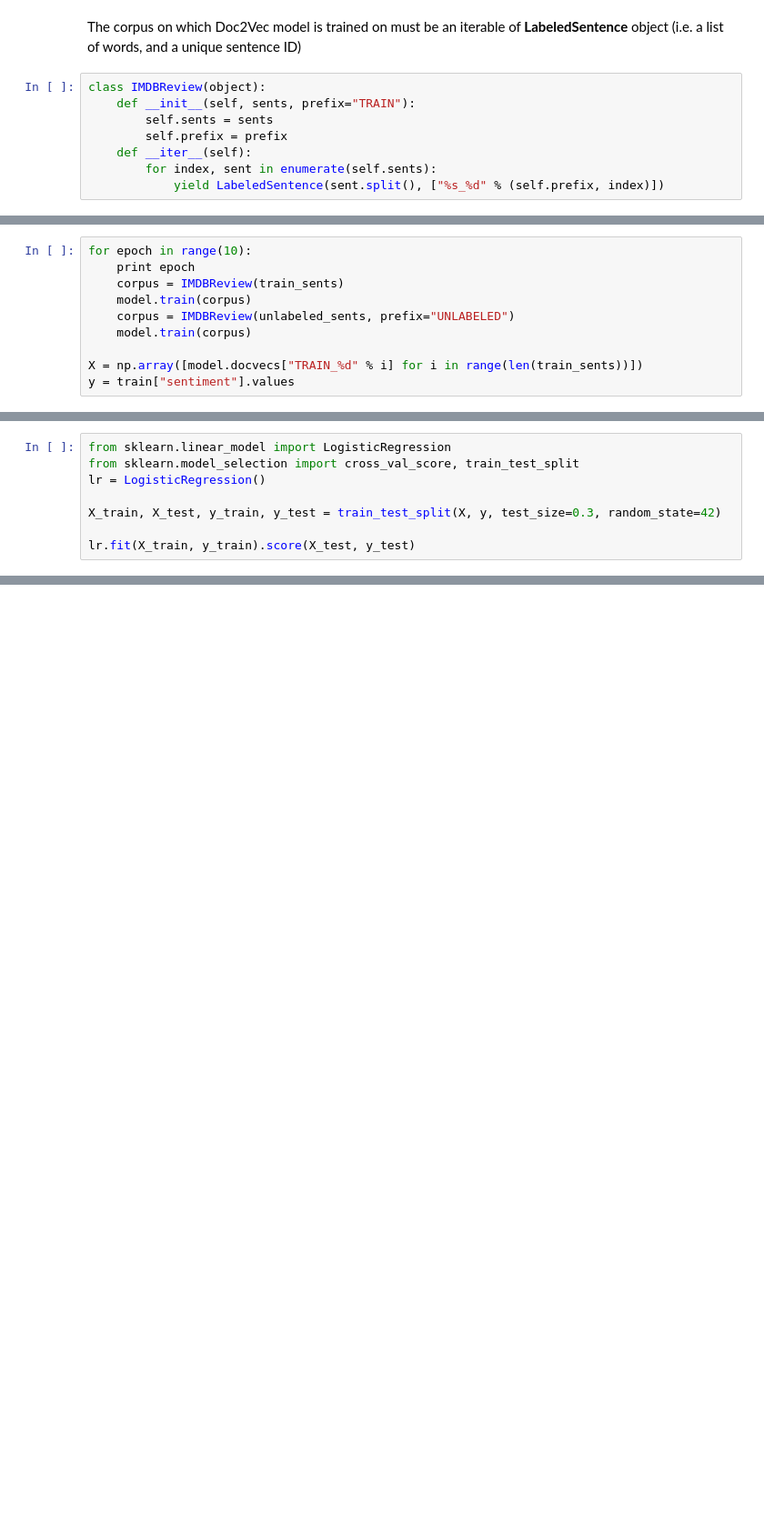
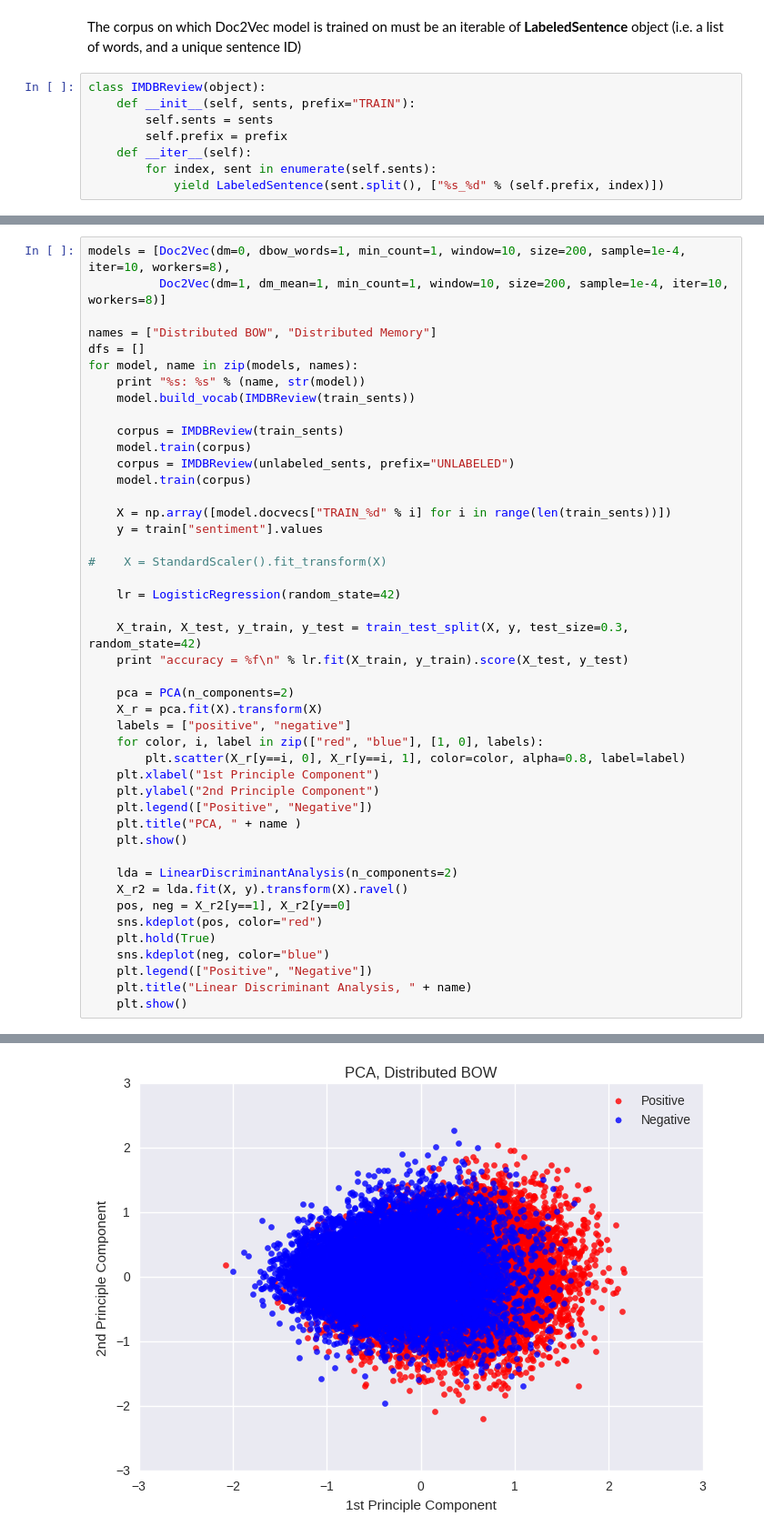
Before and after one commit to chao-ji/movie_review, a Jupyter notebook: Part 4 Doc2Vec.ipynb, the cells around one changed output, grey strips where cells are left out. Shown at 91% size. Saved outputs shown, nothing was run; the diff lists cells and outputs as text; blank space fills up the shorter version.

```diff
--- a/Part 4 Doc2Vec.ipynb
+++ b/Part 4 Doc2Vec.ipynb
@@ -105,10 +62,0 @@ model.build_vocab(IMDBReview(train_sents))
-# %%
-for epoch in range(10):
-    print epoch
-    corpus = IMDBReview(train_sents)
-    model.train(corpus)
-    corpus = IMDBReview(unlabeled_sents, prefix="UNLABELED")
-    model.train(corpus)
-
-X = np.array([model.docvecs["TRAIN_%d" % i] for i in range(len(train_sents))])
-y = train["sentiment"].values
@@ -126,8 +62,0 @@ y = train["sentiment"].values
-# %%
-from sklearn.linear_model import LogisticRegression
-from sklearn.model_selection import cross_val_score, train_test_split
-lr = LogisticRegression()
-
-X_train, X_test, y_train, y_test = train_test_split(X, y, test_size=0.3, random_state=42)
-
-lr.fit(X_train, y_train).score(X_test, y_test)
@@ -135,0 +73,46 @@ lr.fit(X_train, y_train).score(X_test, y_test)
+# %%
+models = [Doc2Vec(dm=0, dbow_words=1, min_count=1, window=10, size=200, sample=1e-4, iter=10, workers=8),
+          Doc2Vec(dm=1, dm_mean=1, min_count=1, window=10, size=200, sample=1e-4, iter=10, workers=8)]
+
+names = ["Distributed BOW", "Distributed Memory"]
+dfs = []
+for model, name in zip(models, names):
+    print "%s: %s" % (name, str(model))
+    model.build_vocab(IMDBReview(train_sents))
+
+    corpus = IMDBReview(train_sents)
+    model.train(corpus)
+    corpus = IMDBReview(unlabeled_sents, prefix="UNLABELED")
+    model.train(corpus)
+
+    X = np.array([model.docvecs["TRAIN_%d" % i] for i in range(len(train_sents))])
+    y = train["sentiment"].values
+
+#    X = StandardScaler().fit_transform(X)
+
+    lr = LogisticRegression(random_state=42)
+
+    X_train, X_test, y_train, y_test = train_test_split(X, y, test_size=0.3, random_state=42)
+    print "accuracy = %f\n" % lr.fit(X_train, y_train).score(X_test, y_test)
+
+    pca = PCA(n_components=2)
+    X_r = pca.fit(X).transform(X)
+    labels = ["positive", "negative"]
+    for color, i, label in zip(["red", "blue"], [1, 0], labels):
+        plt.scatter(X_r[y==i, 0], X_r[y==i, 1], color=color, alpha=0.8, label=label)
+    plt.xlabel("1st Principle Component")
+    plt.ylabel("2nd Principle Component")
+    plt.legend(["Positive", "Negative"])
+    plt.title("PCA, " + name )
+    plt.show()
+
+    lda = LinearDiscriminantAnalysis(n_components=2)
+    X_r2 = lda.fit(X, y).transform(X).ravel()
+    pos, neg = X_r2[y==1], X_r2[y==0]
+    sns.kdeplot(pos, color="red")
+    plt.hold(True)
+    sns.kdeplot(neg, color="blue")
+    plt.legend(["Positive", "Negative"])
+    plt.title("Linear Discriminant Analysis, " + name)
+    plt.show()
+# %% [output]
@@ -135,0 +121 @@ lr.fit(X_train, y_train).score(X_test, y_test)
+[figure, added]
```
Also changed, not shown: parts of 19 cells of this notebook.
